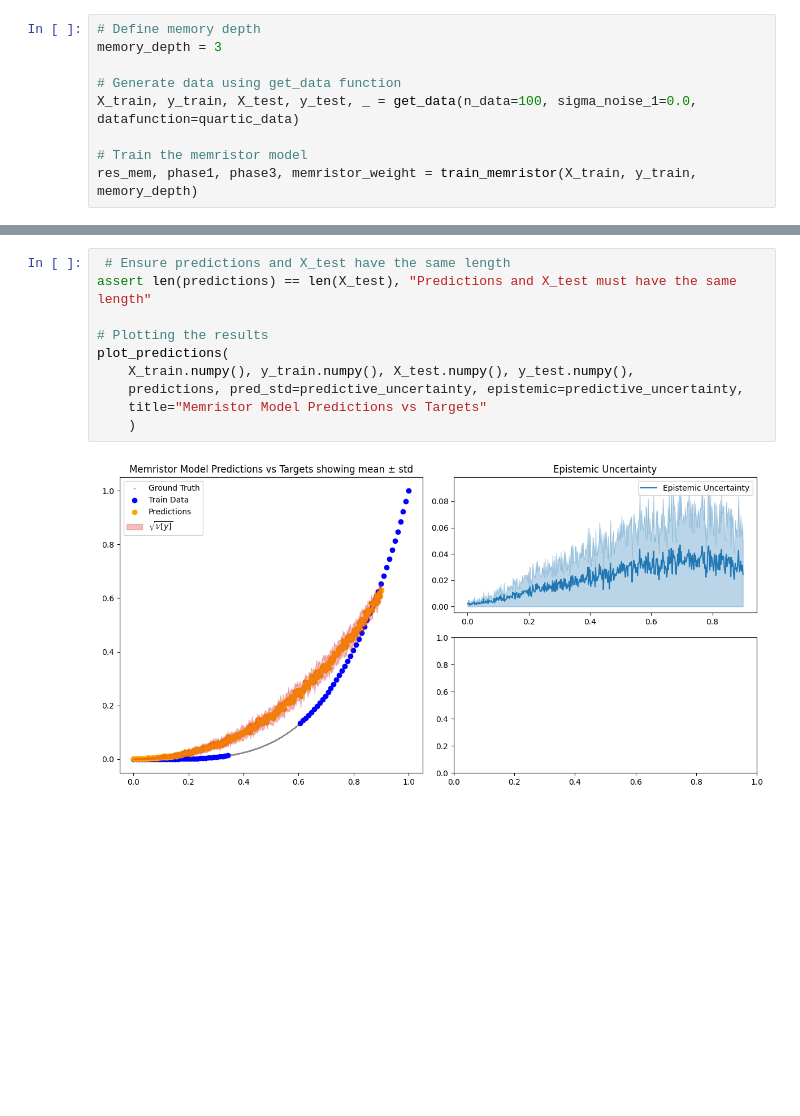
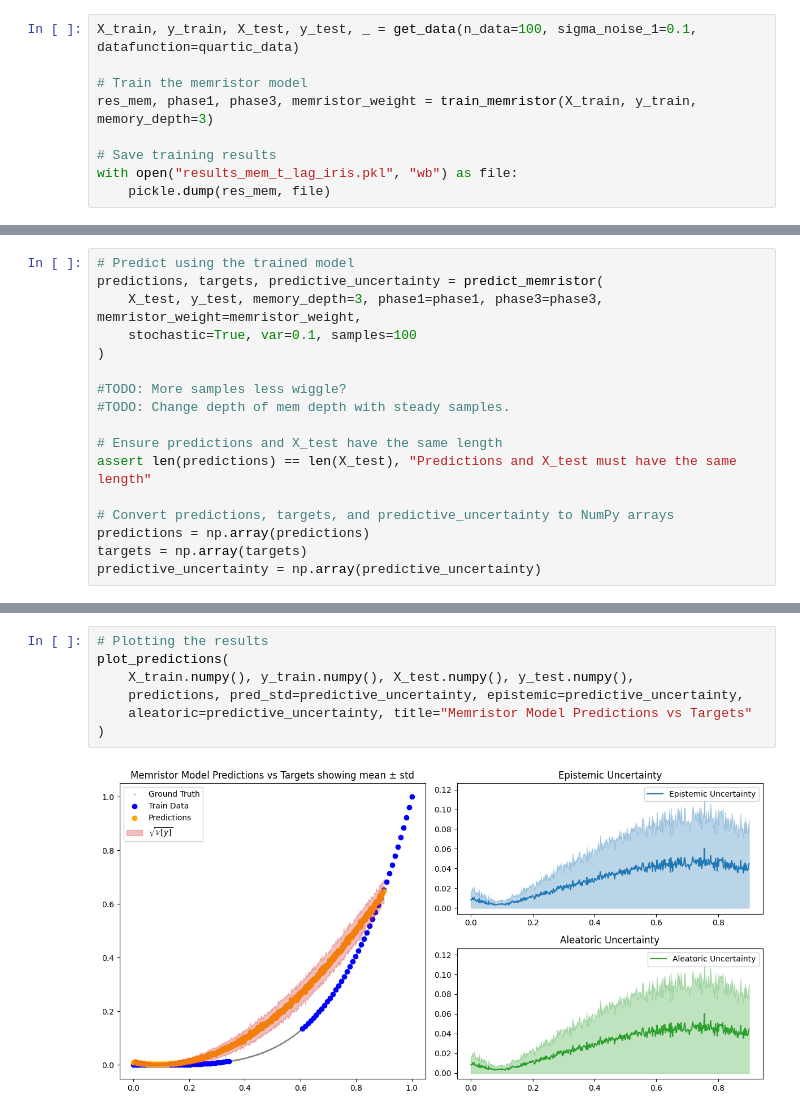
Before and after one commit to schererant/uq-qnn, a Jupyter notebook: src/uq-qnn/uq_new.ipynb, the cells around one changed output, grey strips where cells are left out. Drawn from its saved outputs; the diff is of its cells as text; blank space fills up the shorter version.

```diff
--- a/src/uq-qnn/uq_new.ipynb
+++ b/src/uq-qnn/uq_new.ipynb
@@ -23,12 +24,12 @@ np.random.seed(42)
 tf.random.set_seed(42)
 rd.seed(42)
 # %%
-# Define memory depth
-memory_depth = 3
-
-# Generate data using get_data function
-X_train, y_train, X_test, y_test, _ = get_data(n_data=100, sigma_noise_1=0.0, datafunction=quartic_data)
+X_train, y_train, X_test, y_test, _ = get_data(n_data=100, sigma_noise_1=0.1, datafunction=quartic_data)
 
 # Train the memristor model
-res_mem, phase1, phase3, memristor_weight = train_memristor(X_train, y_train, memory_depth)
+res_mem, phase1, phase3, memristor_weight = train_memristor(X_train, y_train, memory_depth=3)
+
+# Save training results
+with open("results_mem_t_lag_iris.pkl", "wb") as file:
+    pickle.dump(res_mem, file)
 # %% [output]
@@ -72,0 +53,17 @@ Sample 20/20
+# %%
+# Predict using the trained model
+predictions, targets, predictive_uncertainty = predict_memristor(
+    X_test, y_test, memory_depth=3, phase1=phase1, phase3=phase3, memristor_weight=memristor_weight,
+    stochastic=True, var=0.1, samples=100
+)
+
+#TODO: More samples less wiggle?
+#TODO: Change depth of mem depth with steady samples.
+
+# Ensure predictions and X_test have the same length
+assert len(predictions) == len(X_test), "Predictions and X_test must have the same length"
+
+# Convert predictions, targets, and predictive_uncertainty to NumPy arrays
+predictions = np.array(predictions)
+targets = np.array(targets)
+predictive_uncertainty = np.array(predictive_uncertainty)
@@ -73,12 +118,9 @@ Sample 20/20
 # %%
- # Ensure predictions and X_test have the same length
-assert len(predictions) == len(X_test), "Predictions and X_test must have the same length"
-
 # Plotting the results
 plot_predictions(
     X_train.numpy(), y_train.numpy(), X_test.numpy(), y_test.numpy(),
     predictions, pred_std=predictive_uncertainty, epistemic=predictive_uncertainty,
-    title="Memristor Model Predictions vs Targets"
-    )
+    aleatoric=predictive_uncertainty, title="Memristor Model Predictions vs Targets"
+)
 # %% [output]
-[figure, old version]
+[figure, new version]
```
Also changed, not shown: parts of 7 cells of this notebook, 3 other files.
